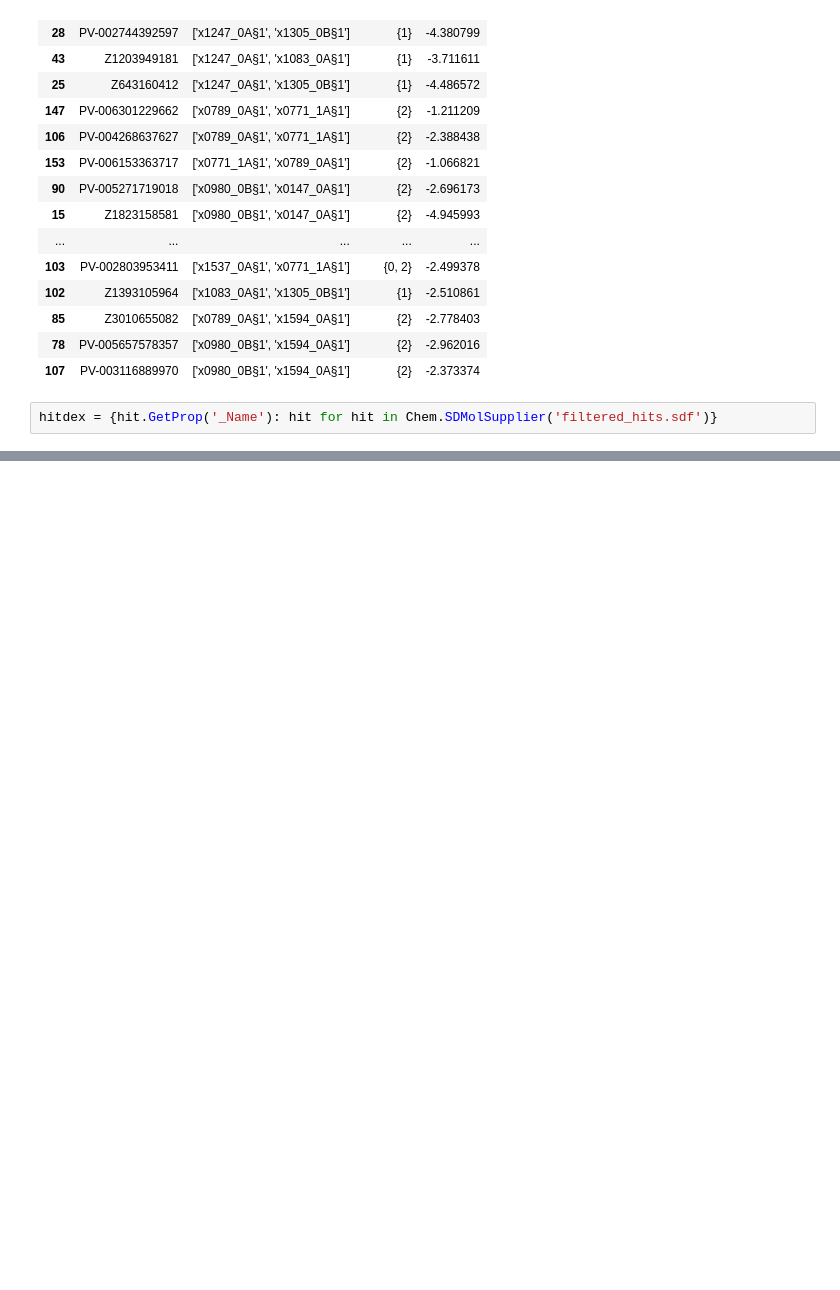
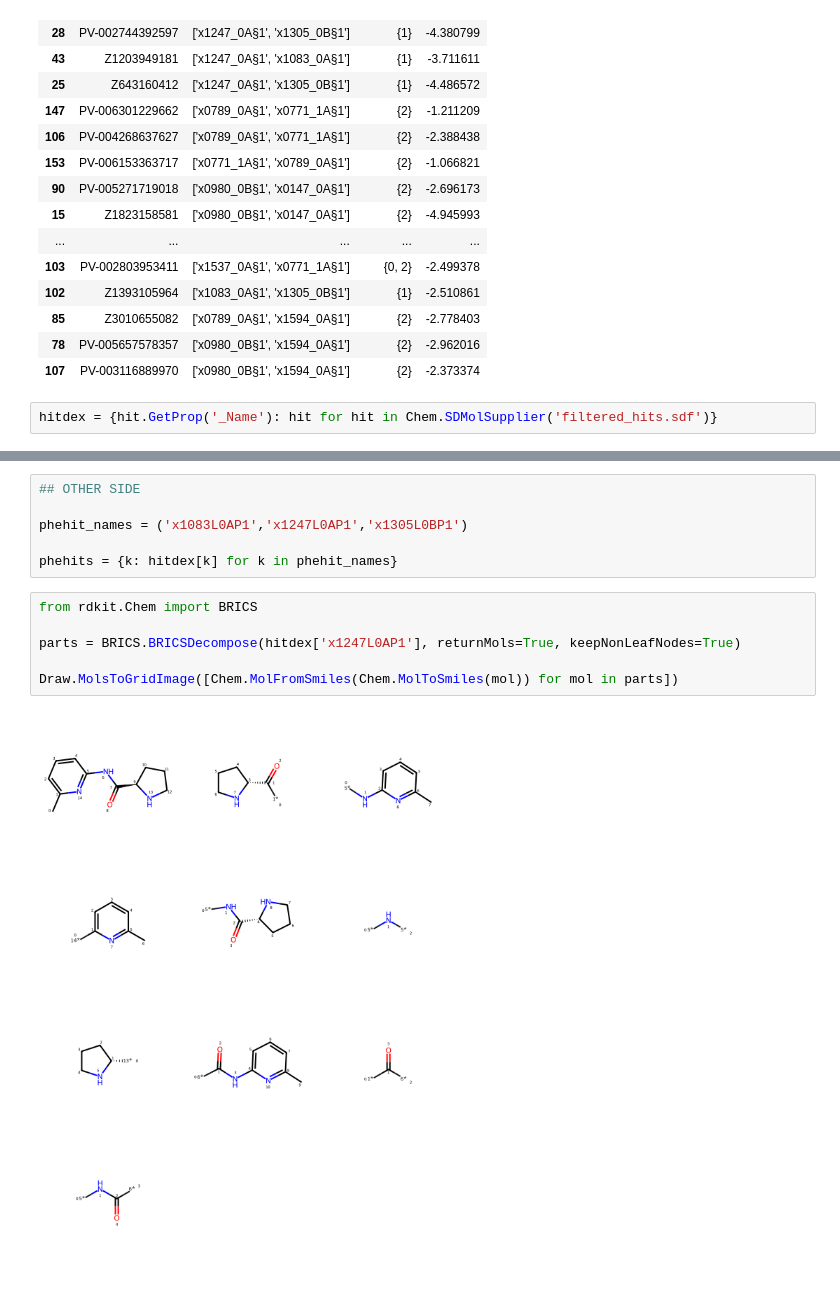
Before and after one commit to matteoferla/EV-D68-3C-protease, a Jupyter notebook: 02_hit-prep/hit_investigation.ipynb, the cells around one changed output, grey strips where cells are left out. Drawn from its saved outputs; the diff is of its cells as text; blank space fills up the shorter version.

```diff
--- a/02_hit-prep/hit_investigation.ipynb
+++ b/02_hit-prep/hit_investigation.ipynb
@@ -957,0 +958,14 @@ INFO:Fragmenstein:ZINC1536013595-rxd - Time taken: 11.597370862960815
+# %%
+## OTHER SIDE
+
+phehit_names = ('x1083L0AP1','x1247L0AP1','x1305L0BP1')
+
+phehits = {k: hitdex[k] for k in phehit_names}
+# %%
+from rdkit.Chem import BRICS
+
+parts = BRICS.BRICSDecompose(hitdex['x1247L0AP1'], returnMols=True, keepNonLeafNodes=True)
+
+Draw.MolsToGridImage([Chem.MolFromSmiles(Chem.MolToSmiles(mol)) for mol in parts])
+# %% [output]
+[figure, added]
```
Also changed, not shown: parts of 51 cells of this notebook, 10 other files.
